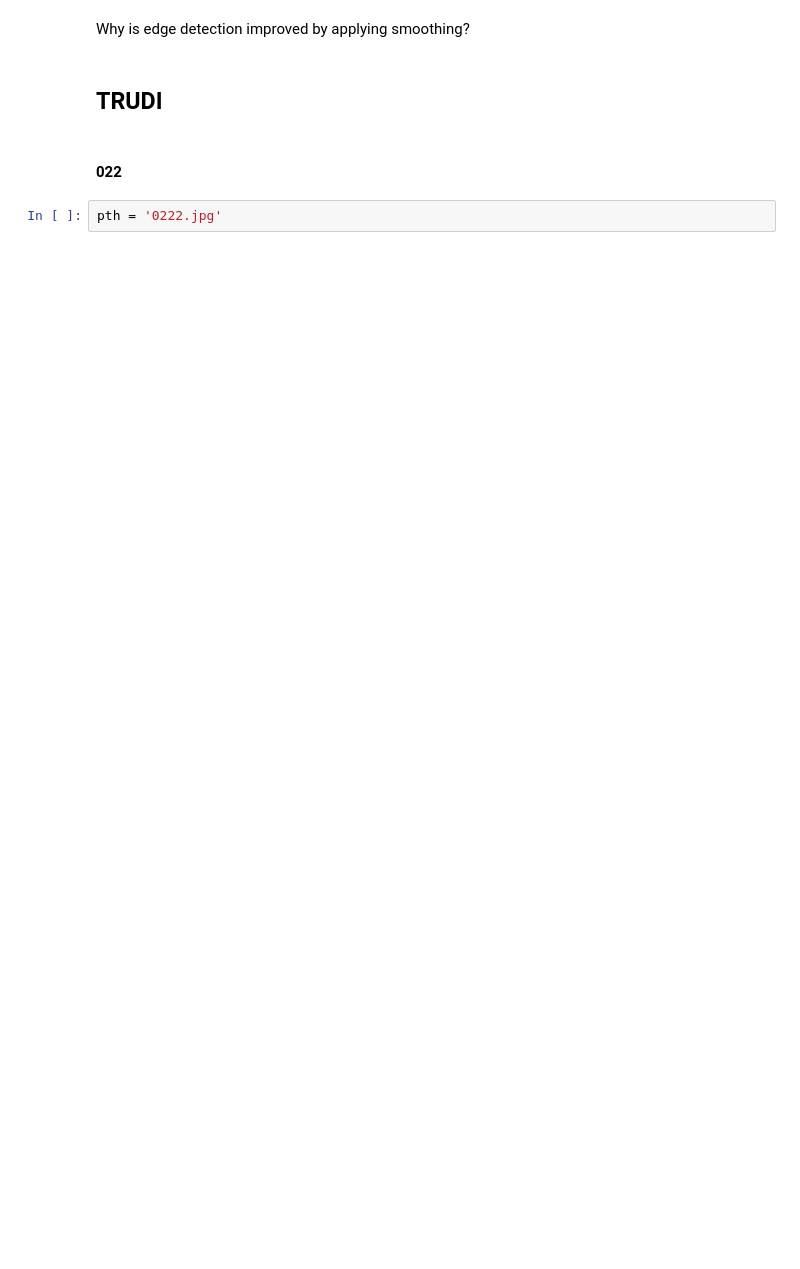
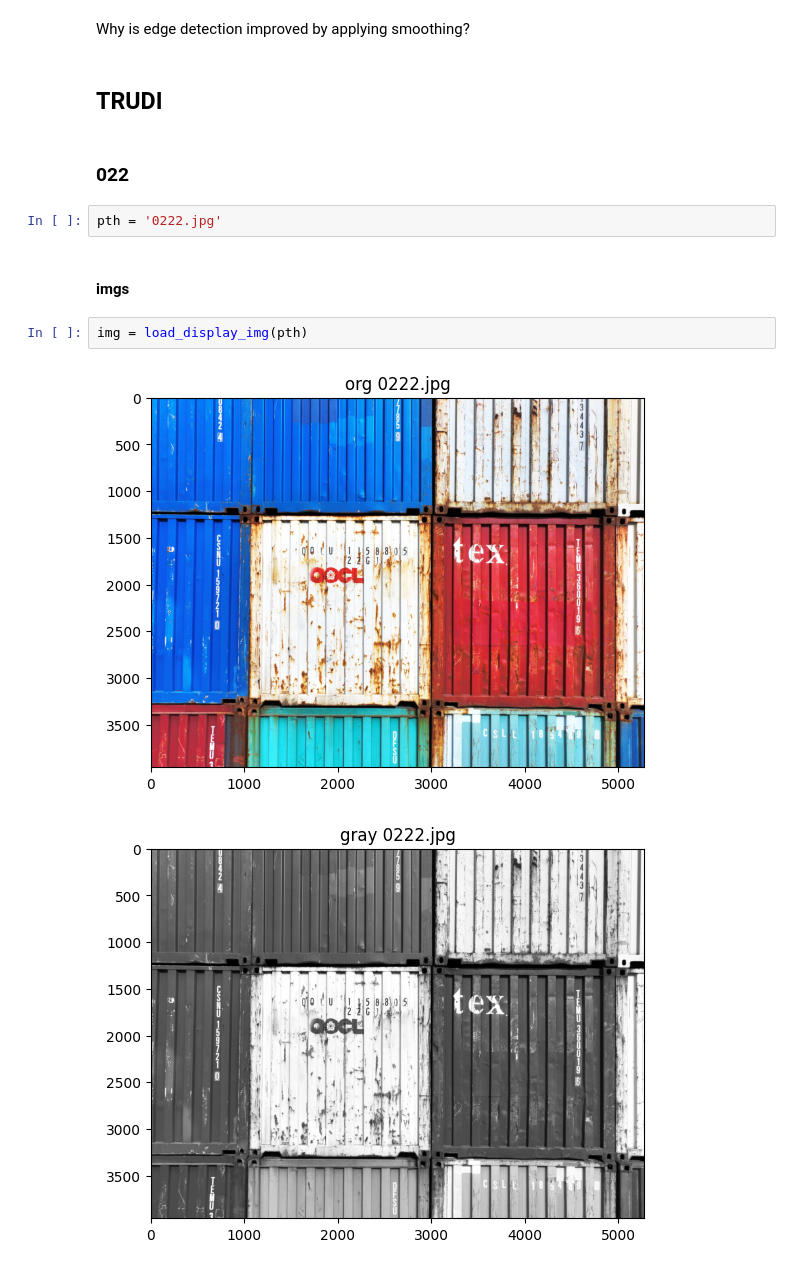
Before and after one commit to marekd6/CV1_labs, a Jupyter notebook: Assignment 02-20251125/cv1_2_2.ipynb, the cells around one changed output. Drawn from its saved outputs; the diff is of its cells as text; blank space fills up the shorter version.

```diff
--- a/Assignment 02-20251125/cv1_2_2.ipynb
+++ b/Assignment 02-20251125/cv1_2_2.ipynb
@@ -115,6 +98,13 @@ plt.imshow(masked_FS, cmap=plt.cm.gray)
 # %% [markdown]
 ## TRUDI
 # %% [markdown]
-#### 022
+### 022
 # %%
 pth = '0222.jpg'
+# %% [markdown]
+#### imgs
+# %%
+img = load_display_img(pth)
+# %% [output]
+[figure, added]
+[figure, added]
```
Also changed, not shown: parts of 28 cells of this notebook.
